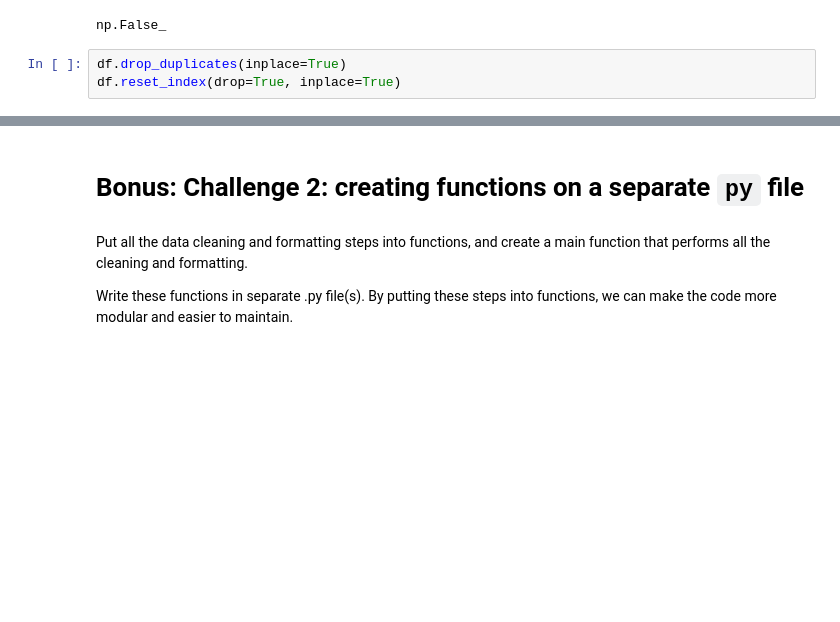
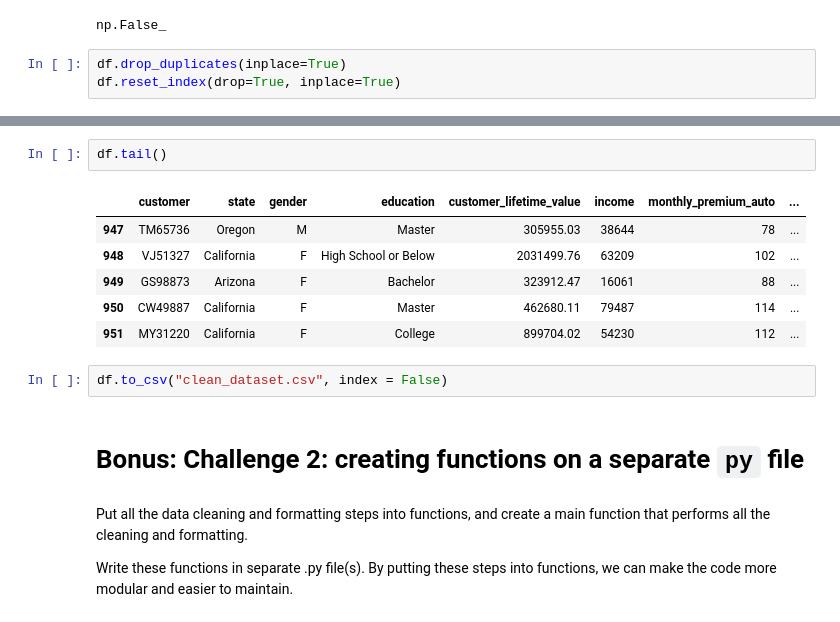
Before and after one commit to LautaroDA2205/lab-dw-data-cleaning-and-formatting, a Jupyter notebook: lab-dw-data-cleaning-and-formatting.ipynb, the cells around one changed output, grey strips where cells are left out. Saved outputs shown, nothing was run; the diff lists cells and outputs as text; blank space fills up the shorter version.

```diff
--- a/lab-dw-data-cleaning-and-formatting.ipynb
+++ b/lab-dw-data-cleaning-and-formatting.ipynb
@@ -215,3 +233,14 @@ df.reset_index(drop=True, inplace=True)
+# %%
+df.tail()
+# %% [output]
+|  | customer | state | gender | education | customer_lifetime_value | income | monthly_premium_auto | ... |
+| 947 | TM65736 | Oregon | M | Master | 305955.03 | 38644 | 78 | ... |
+| 948 | VJ51327 | California | F | High School or Below | 2031499.76 | 63209 | 102 | ... |
+| 949 | GS98873 | Arizona | F | Bachelor | 323912.47 | 16061 | 88 | ... |
+| 950 | CW49887 | California | F | Master | 462680.11 | 79487 | 114 | ... |
+| 951 | MY31220 | California | F | College | 899704.02 | 54230 | 112 | ... |
+# %%
+df.to_csv("clean_dataset.csv", index = False)
 # %% [markdown]
 # Bonus: Challenge 2: creating functions on a separate `py` file
 # %% [markdown]
```
Also changed, not shown: parts of 4 cells of this notebook, 1 other file.
